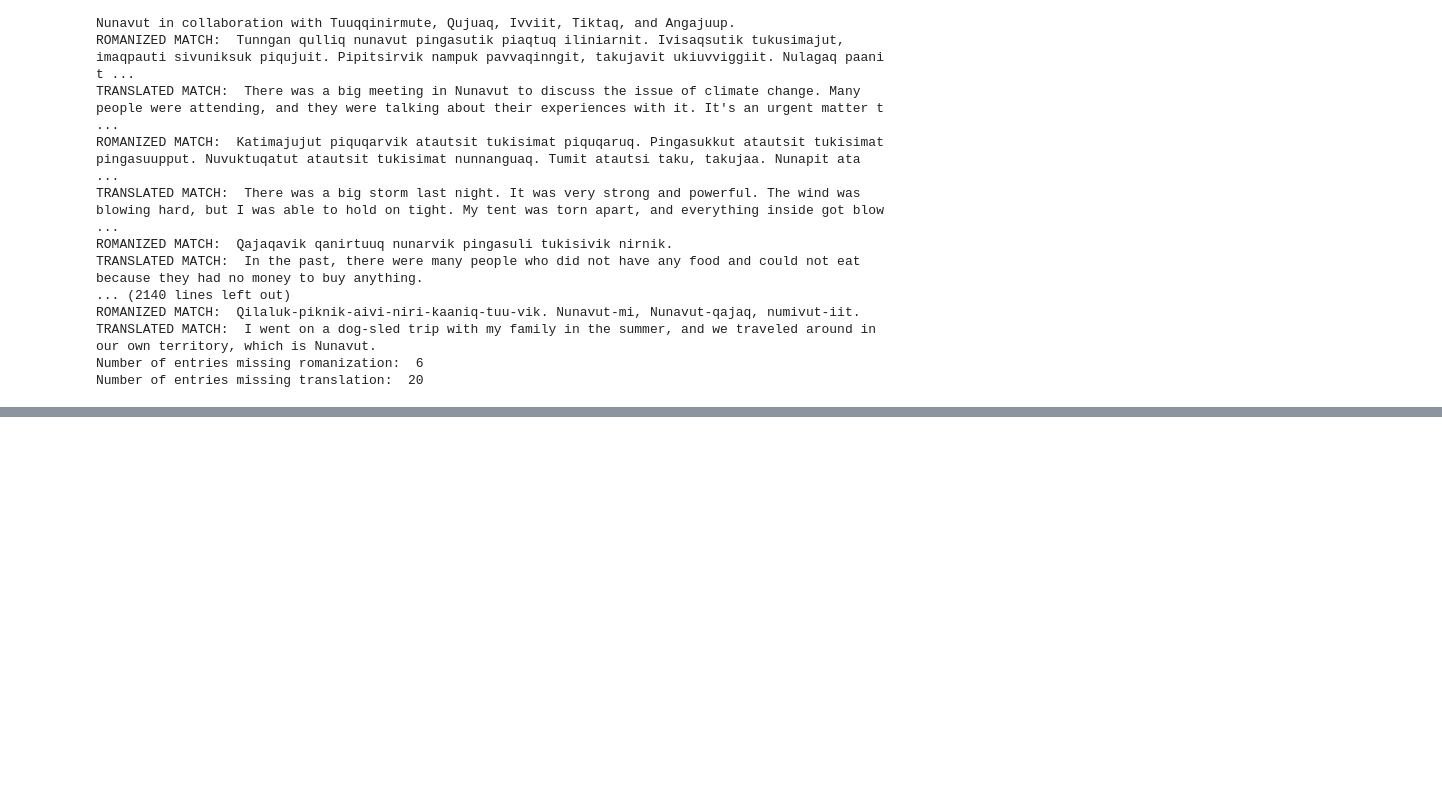
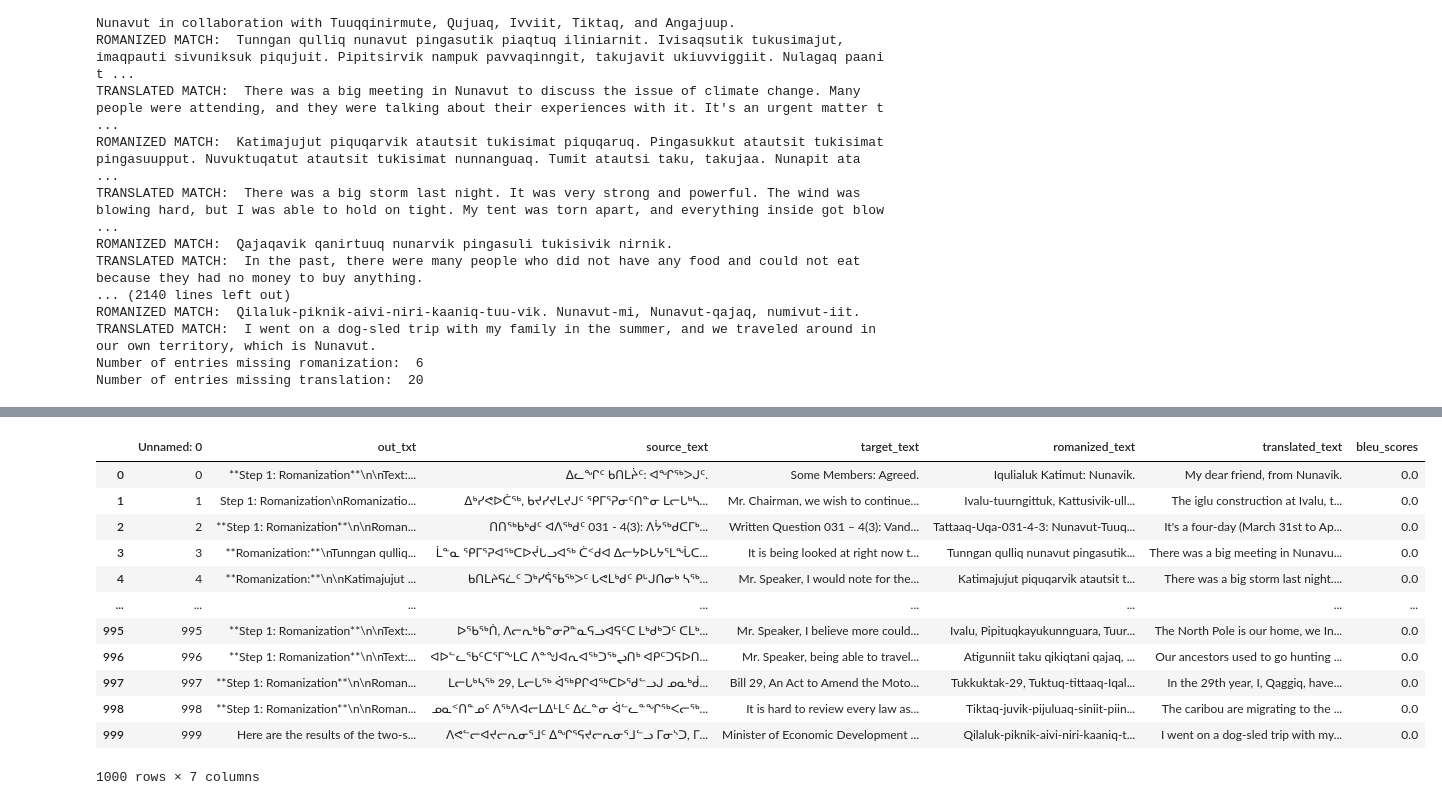
Before and after one commit to CamBish/indigenous-mt, a Jupyter notebook: notebooks/zero_shot.ipynb, the cells around one changed output, grey strips where cells are left out. Drawn from its saved outputs; the diff is of its cells as text; code cells hidden in the pictures; blank space fills up the shorter version.

```diff
--- a/notebooks/zero_shot.ipynb
+++ b/notebooks/zero_shot.ipynb
@@ -102,0 +90,19 @@ df.to_excel(out_path)
+# %%
+# load cleaned data
+cleaned_path = "C:/Users/camb7/code-repos/indigenous-mt/src/results/ollama_chat/llama3/1000-zero_shot-CLEANED.xlsx"
+clean_df = pd.read_excel(cleaned_path)
+display(clean_df)
+# %% [output]
+|  | Unnamed: 0 | out_txt | source_text | target_text | romanized_text | translated_text | bleu_scores |
+| 0 | 0 | **Step 1: Romanization**\n\nText:... | ᐃᓚᖏᑦ ᑲᑎᒪᔩᑦ: ᐊᖏᖅᐳᒍᑦ. | Some Members: Agreed. | Iqulialuk Katimut: Nunavik. | My dear friend, from Nunavik. | 0.0 |
+| 1 | 1 | Step 1: Romanization\nRomanizatio... | ᐃᒃᓯᕙᐅᑖᖅ, ᑲᔪᓯᔪᒪᔪᒍᑦ ᕿᒥᕐᕈᓂᑦᑎᓐᓂ ᒪᓕᒐᒃᓴ... | Mr. Chairman, we wish to continue... | Ivalu-tuurngittuk, Kattusivik-ull... | The iglu construction at Ivalu, t... | 0.0 |
+| 2 | 2 | **Step 1: Romanization**\n\nRoman... | ᑎᑎᖅᑲᒃᑯᑦ ᐊᐱᖅᑯᑦ 031 - 4(3): ᐱᔮᖅᑯᑕᒥᒃ... | Written Question 031 – 4(3): Vand... | Tattaaq-Uqa-031-4-3: Nunavut-Tuuq... | It's a four-day (March 31st to Ap... | 0.0 |
+| 3 | 3 | **Romanization:**\nTunngan qulliq... | ᒫᓐᓇ ᕿᒥᕐᕈᐊᖅᑕᐅᔫᒐᓗᐊᖅ ᑖᑉᑯᐊ ᐃᓕᔭᐅᒐᔭᕐᒪᖔᑕ... | It is being looked at right now t... | Tunngan qulliq nunavut pingasutik... | There was a big meeting in Nunavu... | 0.0 |
+| 4 | 4 | **Romanization:**\n\nKatimajujut ... | ᑲᑎᒪᔨᕋᓛᑦ ᑐᒃᓯᕌᖃᖅᐳᑦ ᒐᕙᒪᒃᑯᑦ ᑭᒡᒍᑎᓂᒃ ᓴᖅ... | Mr. Speaker, I would note for the... | Katimajujut piquqarvik atautsit t... | There was a big storm last night.... | 0.0 |
+| ... | ... | ... | ... | ... | ... | ... | ... |
+| 995 | 995 | **Step 1: Romanization**\n\nText:... | ᐅᖃᖅᑏ, ᐱᓕᕆᒃᑲᓐᓂᕈᓐᓇᕋᓗᐊᕋᑦᑕ ᒪᒃᑯᒃᑐᑦ ᑕᒪᒃ... | Mr. Speaker, I believe more could... | Ivalu, Pipituqkayukunnguara, Tuur... | The North Pole is our home, we In... | 0.0 |
+| 996 | 996 | **Step 1: Romanization**\n\nText:... | ᐊᐅᓪᓚᖃᑦᑕᕐᒥᖕᒪᑕ ᐱᓐᖑᐊᕆᐊᖅᑐᖅᖢᑎᒃ ᐊᑭᑦᑐᕋᐅᑎ... | Mr. Speaker, being able to travel... | Atigunniit taku qikiqtani qajaq, ... | Our ancestors used to go hunting ... | 0.0 |
+| 997 | 997 | **Step 1: Romanization**\n\nRoman... | ᒪᓕᒐᒃᓴᖅ 29, ᒪᓕᒐᖅ ᐋᖅᑭᒋᐊᖅᑕᐅᖁᓪᓗᒍ ᓄᓇᒃᑰ... | Bill 29, An Act to Amend the Moto... | Tukkuktak-29, Tuktuq-tittaaq-Iqal... | In the 29th year, I, Qaggiq, have... | 0.0 |
+| 998 | 998 | **Step 1: Romanization**\n\nRoman... | ᓄᓇᑉᑎᓐᓄᑦ ᐱᖅᐱᐊᓕᒪᐃᒻᒪᑦ ᐃᓛᓐᓂ ᐋᓪᓚᓐᖏᖅᐸᓕᖅ... | It is hard to review every law as... | Tiktaq-juvik-pijuluaq-siniit-piin... | The caribou are migrating to the ... | 0.0 |
+| 999 | 999 | Here are the results of the two-s... | ᐱᕙᓪᓕᐊᔪᓕᕆᓂᕐᒧᑦ ᐃᖏᕐᕋᔪᓕᕆᓂᕐᒧᓪᓗ ᒥᓂᔅᑐ, ᒥ... | Minister of Economic Development ... | Qilaluk-piknik-aivi-niri-kaaniq-t... | I went on a dog-sled trip with my... | 0.0 |
+1000 rows × 7 columns
```
Also changed, not shown: parts of 3 cells of this notebook, 4 other files.
